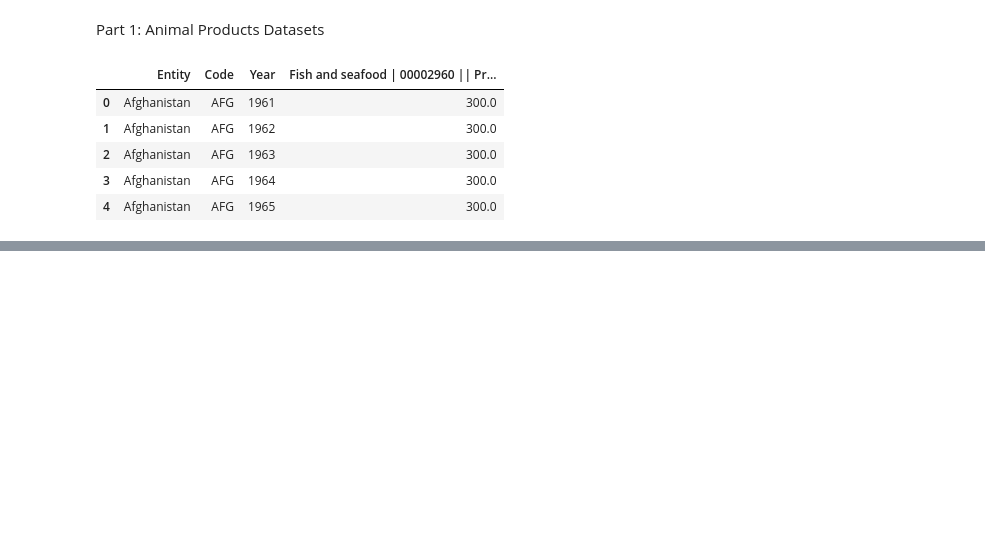
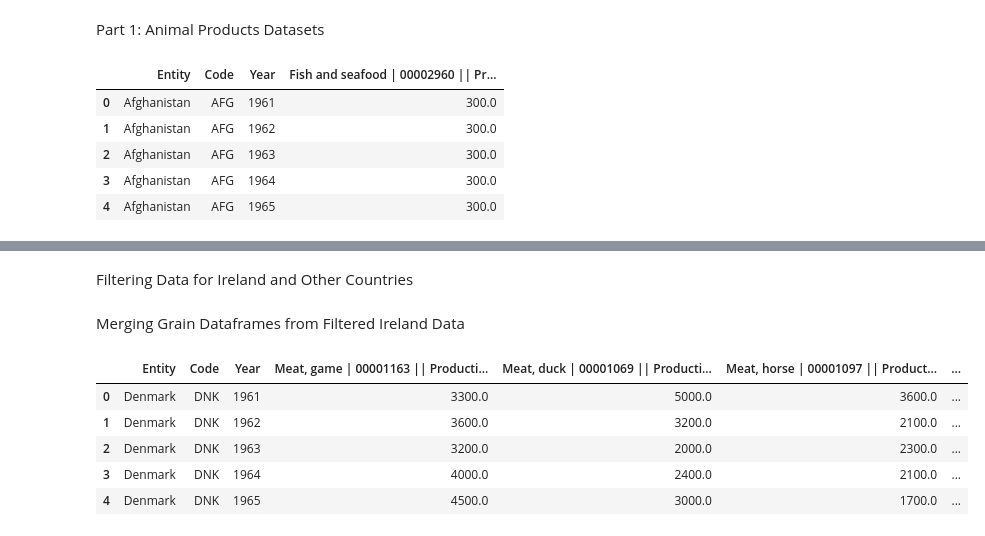
Before and after one commit to iburakk/Project_CA2, a Jupyter notebook: Agriculture.ipynb, the cells around one changed output, grey strips where cells are left out. Saved outputs shown, nothing was run; the diff lists cells and outputs as text; code cells hidden in the pictures; blank space fills up the shorter version.

```diff
--- a/Agriculture.ipynb
+++ b/Agriculture.ipynb
@@ -45,0 +98,4 @@ df_fish_seafood_production.head()
+# %% [markdown]
+Filtering Data for Ireland and Other Countries
+# %% [markdown]
+Merging Grain Dataframes from Filtered Ireland Data
@@ -45,0 +112,18 @@ df_fish_seafood_production.head()
+# %%
+df_global_meat_production_ireland = df_global_meat_production[(df_global_meat_production.Code=='IRL') |
+                                                              (df_global_meat_production.Code=='FRA') |
+                                                              (df_global_meat_production.Code=='ITA') |
+                                                              (df_global_meat_production.Code=='GBR') |
+                                                              (df_global_meat_production.Code=='ESP') |
+                                                              (df_global_meat_production.Code=='NLD') |
+                                                              (df_global_meat_production.Code=='DEU') |
+                                                              (df_global_meat_production.Code=='PRT') |
+                                                              (df_global_meat_production.Code=='DNK')].reset_index(drop=True)
+df_global_meat_production_ireland.head()
+# %% [output]
+|  | Entity | Code | Year | Meat, game | 00001163 || Producti... | Meat, duck | 00001069 || Producti... | Meat, horse | 00001097 || Product... | ... |
+| 0 | Denmark | DNK | 1961 | 3300.0 | 5000.0 | 3600.0 | ... |
+| 1 | Denmark | DNK | 1962 | 3600.0 | 3200.0 | 2100.0 | ... |
+| 2 | Denmark | DNK | 1963 | 3200.0 | 2000.0 | 2300.0 | ... |
+| 3 | Denmark | DNK | 1964 | 4000.0 | 2400.0 | 2100.0 | ... |
+| 4 | Denmark | DNK | 1965 | 4500.0 | 3000.0 | 1700.0 | ... |
```
Also changed, not shown: parts of 21 cells of this notebook.
